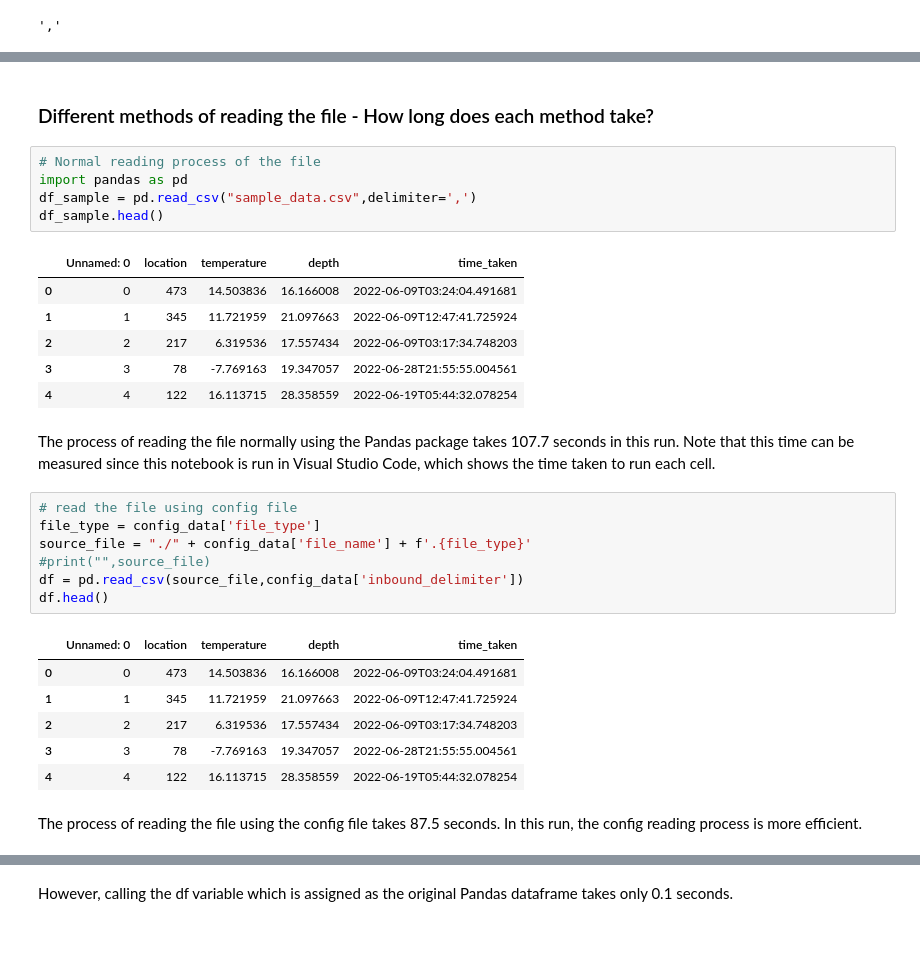
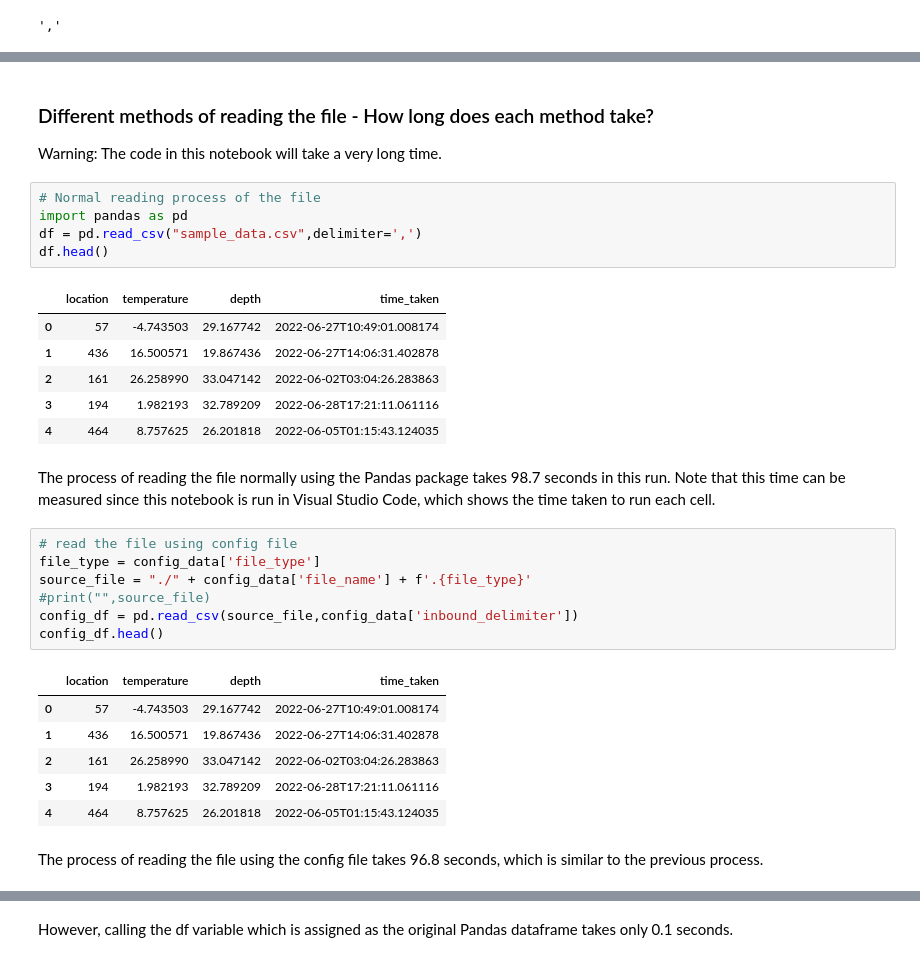
Before and after one commit to rainbow31499/lisum-10, a Jupyter notebook: week-6/test_ingestion.ipynb, the cells around one changed output, grey strips where cells are left out. Saved outputs shown, nothing was run; the diff lists cells and outputs as text.

```diff
--- a/week-6/test_ingestion.ipynb
+++ b/week-6/test_ingestion.ipynb
@@ -141,35 +140,37 @@ config_data
 # %% [markdown]
 ### Different methods of reading the file - How long does each method take?
+
+Warning: The code in this notebook will take a very long time.
 # %%
 # Normal reading process of the file
 import pandas as pd
-df_sample = pd.read_csv("sample_data.csv",delimiter=',')
-df_sample.head()
+df = pd.read_csv("sample_data.csv",delimiter=',')
+df.head()
 # %% [output]
-|  | Unnamed: 0 | location | temperature | depth | time_taken |
-| 0 | 0 | 473 | 14.503836 | 16.166008 | 2022-06-09T03:24:04.491681 |
-| 1 | 1 | 345 | 11.721959 | 21.097663 | 2022-06-09T12:47:41.725924 |
-| 2 | 2 | 217 | 6.319536 | 17.557434 | 2022-06-09T03:17:34.748203 |
-| 3 | 3 | 78 | -7.769163 | 19.347057 | 2022-06-28T21:55:55.004561 |
-| 4 | 4 | 122 | 16.113715 | 28.358559 | 2022-06-19T05:44:32.078254 |
+|  | location | temperature | depth | time_taken |
+| 0 | 57 | -4.743503 | 29.167742 | 2022-06-27T10:49:01.008174 |
+| 1 | 436 | 16.500571 | 19.867436 | 2022-06-27T14:06:31.402878 |
+| 2 | 161 | 26.258990 | 33.047142 | 2022-06-02T03:04:26.283863 |
+| 3 | 194 | 1.982193 | 32.789209 | 2022-06-28T17:21:11.061116 |
+| 4 | 464 | 8.757625 | 26.201818 | 2022-06-05T01:15:43.124035 |
 # %% [markdown]
-The process of reading the file normally using the Pandas package takes 107.7 seconds in this run. Note that this time can be measured since this notebook is run in Visual Studio Code, which shows the time taken to run each cell.
+The process of reading the file normally using the Pandas package takes 98.7 seconds in this run. Note that this time can be measured since this notebook is run in Visual Studio Code, which shows the time taken to run each cell.
 # %%
 # read the file using config file
 file_type = config_data['file_type']
 source_file = "./" + config_data['file_name'] + f'.{file_type}'
 #print("",source_file)
-df = pd.read_csv(source_file,config_data['inbound_delimiter'])
-df.head()
+config_df = pd.read_csv(source_file,config_data['inbound_delimiter'])
+config_df.head()
 # %% [output]
-|  | Unnamed: 0 | location | temperature | depth | time_taken |
-| 0 | 0 | 473 | 14.503836 | 16.166008 | 2022-06-09T03:24:04.491681 |
-| 1 | 1 | 345 | 11.721959 | 21.097663 | 2022-06-09T12:47:41.725924 |
-| 2 | 2 | 217 | 6.319536 | 17.557434 | 2022-06-09T03:17:34.748203 |
-| 3 | 3 | 78 | -7.769163 | 19.347057 | 2022-06-28T21:55:55.004561 |
-| 4 | 4 | 122 | 16.113715 | 28.358559 | 2022-06-19T05:44:32.078254 |
+|  | location | temperature | depth | time_taken |
+| 0 | 57 | -4.743503 | 29.167742 | 2022-06-27T10:49:01.008174 |
+| 1 | 436 | 16.500571 | 19.867436 | 2022-06-27T14:06:31.402878 |
+| 2 | 161 | 26.258990 | 33.047142 | 2022-06-02T03:04:26.283863 |
+| 3 | 194 | 1.982193 | 32.789209 | 2022-06-28T17:21:11.061116 |
+| 4 | 464 | 8.757625 | 26.201818 | 2022-06-05T01:15:43.124035 |
 # %% [markdown]
-The process of reading the file using the config file takes 87.5 seconds. In this run, the config reading process is more efficient.
+The process of reading the file using the config file takes 96.8 seconds, which is similar to the previous process.
 # %%
 pd.read_csv("./sample_data.csv")
 # %% [output]
```
Also changed, not shown: parts of 19 cells of this notebook, 2 other files.
